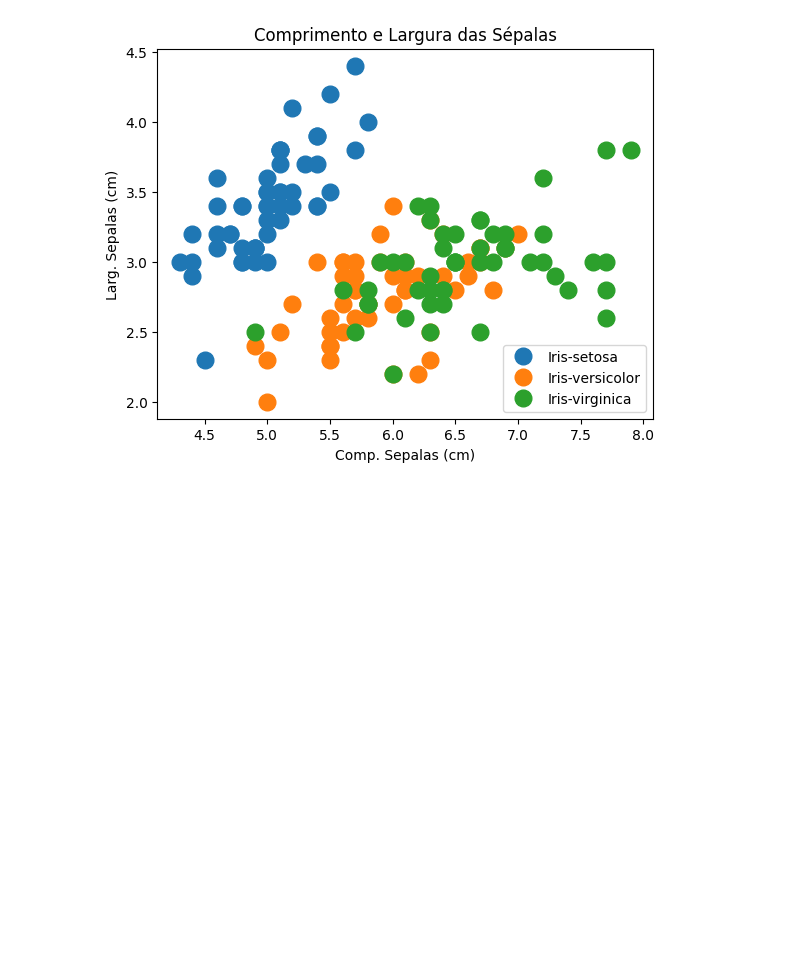
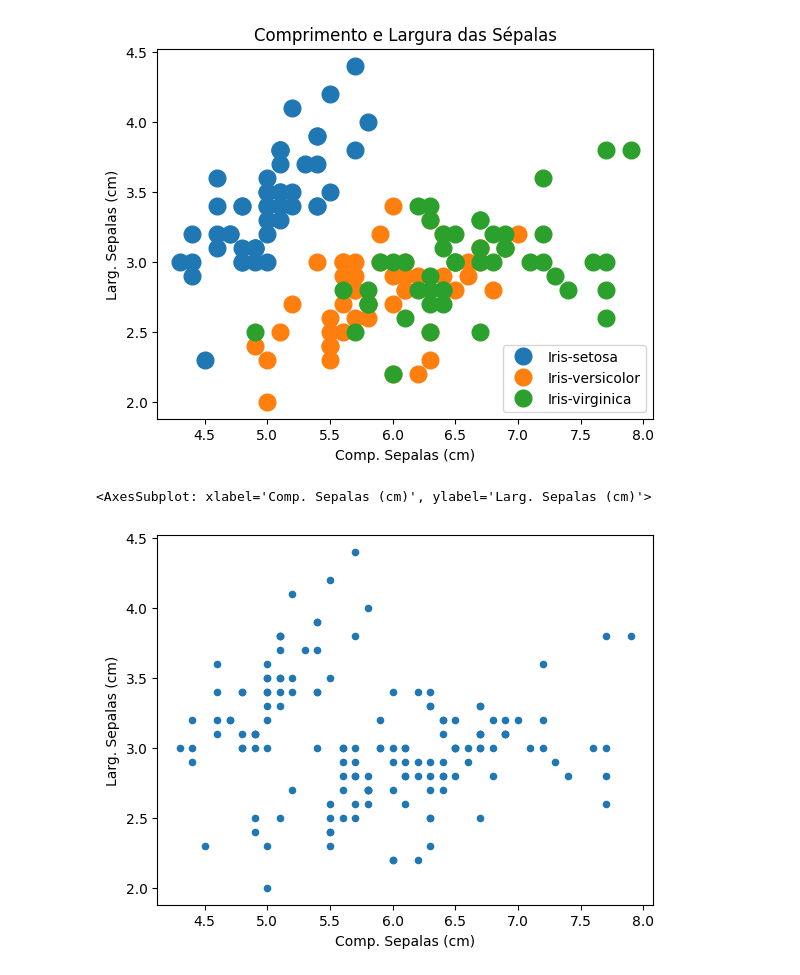
Before and after one commit to deborabastos/ML_fundamentos, a Jupyter notebook: aula01.ipynb, the cells around one changed output. Drawn from its saved outputs; the diff is of its cells as text; code cells hidden in the pictures; blank space fills up the shorter version.

```diff
--- a/aula01.ipynb
+++ b/aula01.ipynb
@@ -94,3 +94,9 @@ leg = ax.legend(loc = 'lower right')
 plt.show()
 # %% [output]
 [figure]
+# %%
+#Plota scatterplot
+df_n_superv.plot.scatter(x='Comp. Sepalas (cm)', y='Larg. Sepalas (cm)', marker='o')
+# %% [output]
+<AxesSubplot: xlabel='Comp. Sepalas (cm)', ylabel='Larg. Sepalas (cm)'>
+[figure, added]
```
Also changed, not shown: parts of 5 cells of this notebook.
